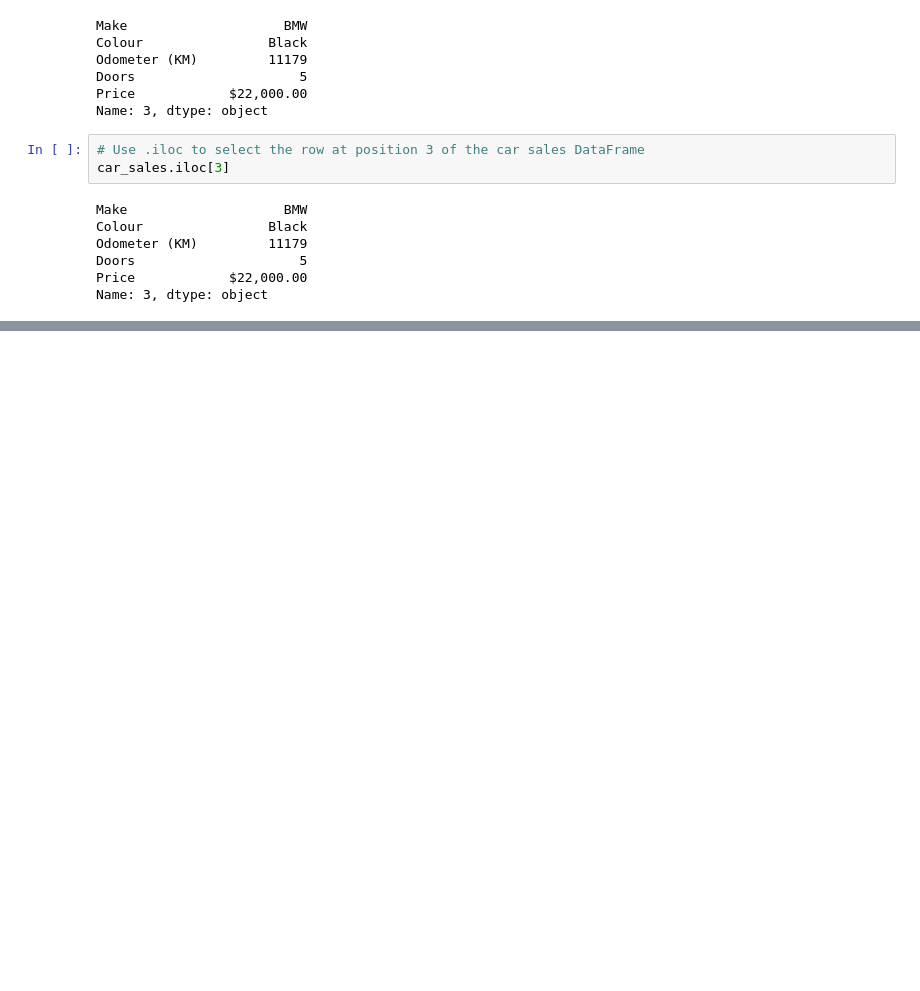
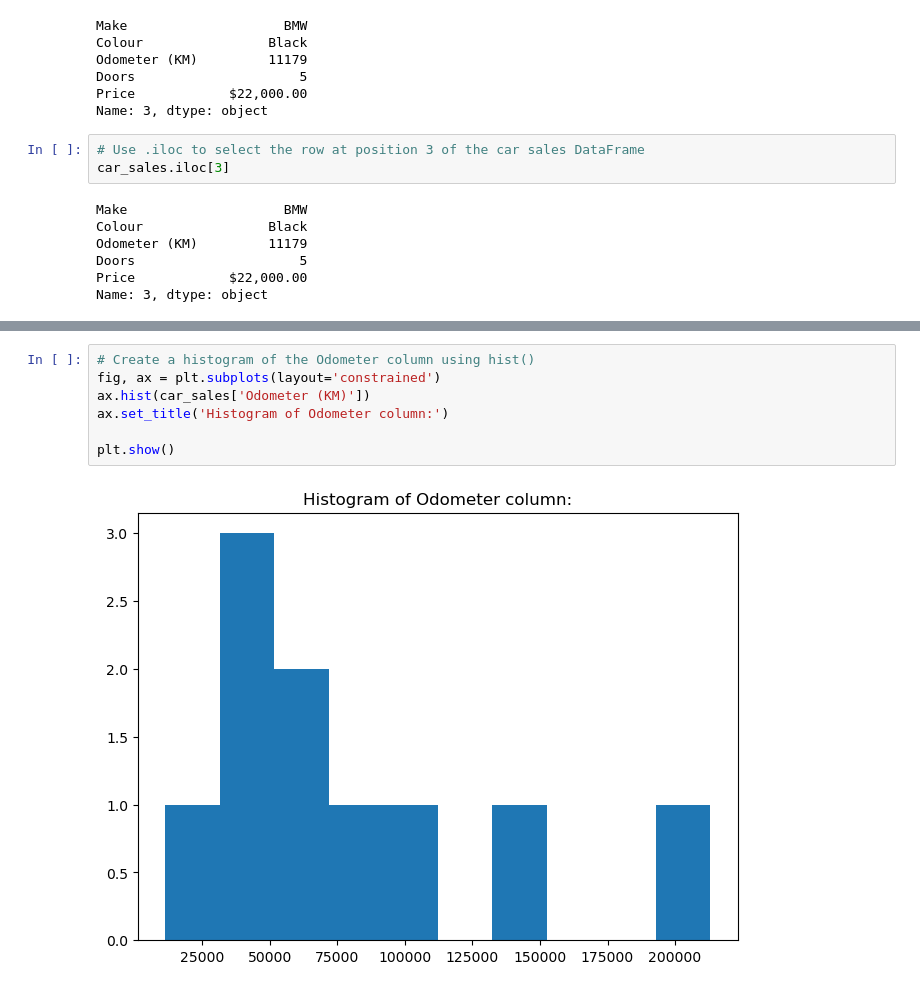
Before and after one commit to grace-sampao/Udemy---Complete-A.I.-Machine-Learning-Data-Science-Bootcamp, a Jupyter notebook: notebooks/assignments/pandas-exercises.ipynb, the cells around one changed output, grey strips where cells are left out. Saved outputs shown, nothing was run; the diff lists cells and outputs as text; blank space fills up the shorter version.

```diff
--- a/notebooks/assignments/pandas-exercises.ipynb
+++ b/notebooks/assignments/pandas-exercises.ipynb
@@ -194,0 +264,9 @@ Name: 3, dtype: object
+# %%
+# Create a histogram of the Odometer column using hist()
+fig, ax = plt.subplots(layout='constrained')
+ax.hist(car_sales['Odometer (KM)'])
+ax.set_title('Histogram of Odometer column:')
+
+plt.show()
+# %% [output]
+[figure, added]
```
Also changed, not shown: parts of 10 cells of this notebook.
